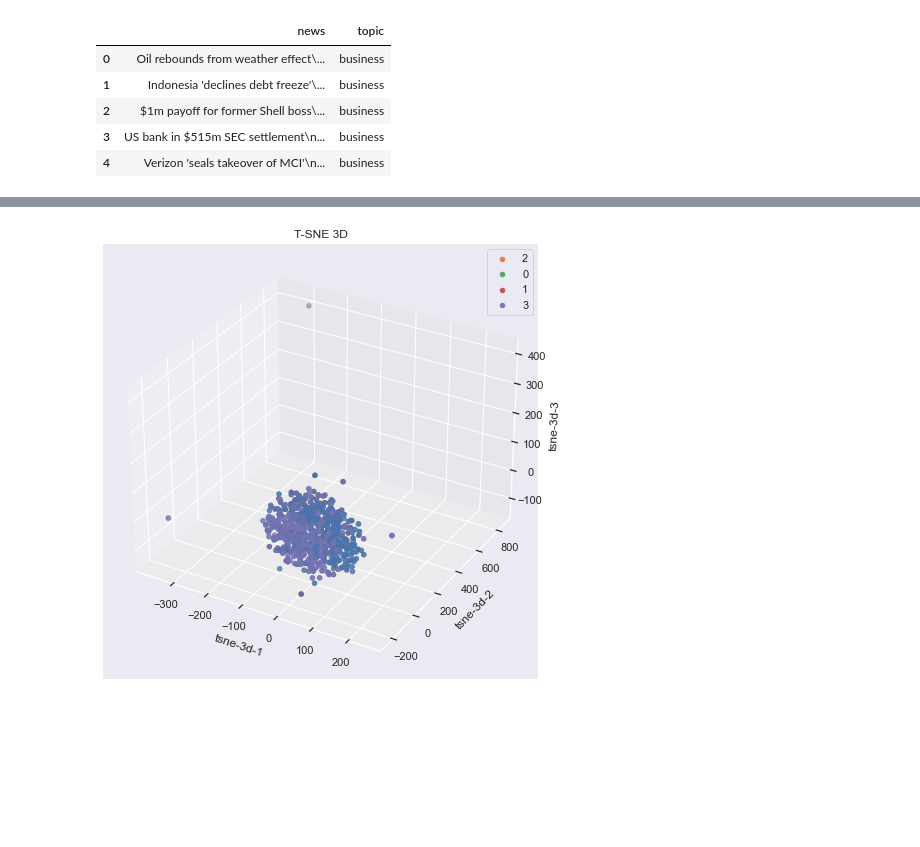
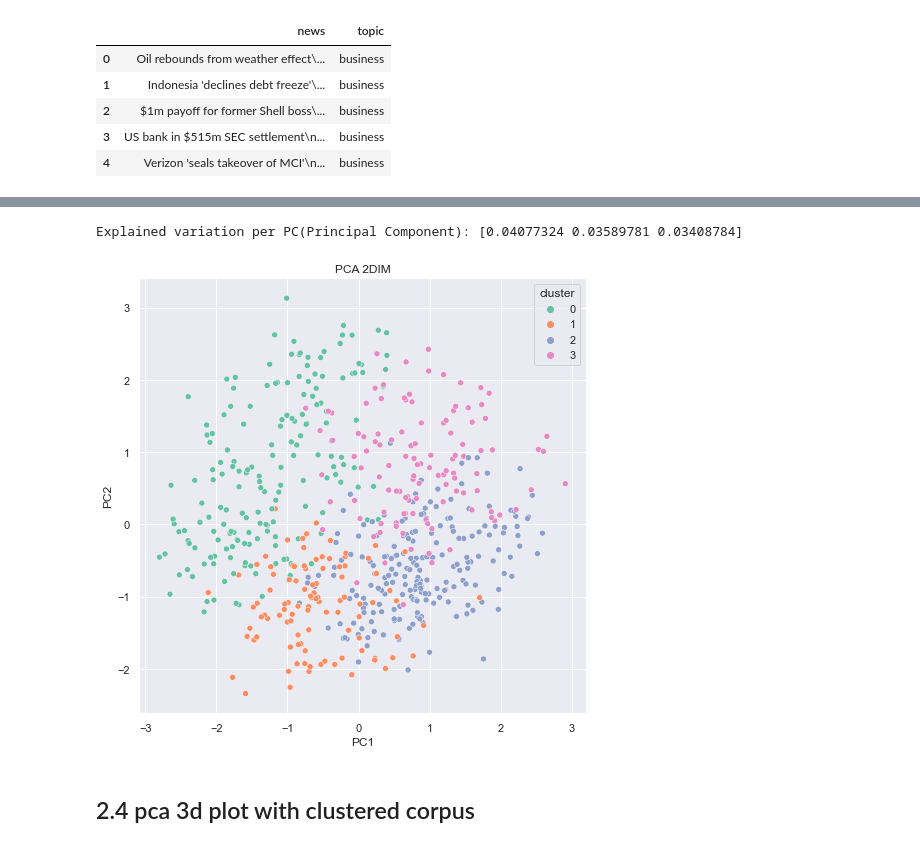
Before and after one commit to DSDanielPark/corpus-show, a Jupyter notebook: tutorials/corpusshow_tutorial.ipynb, the cells around one changed output, grey strips where cells are left out. Cells and saved outputs as stored; diff of their text form; code cells hidden in the pictures; blank space fills up the shorter version.

```diff
--- a/tutorials/corpusshow_tutorial.ipynb
+++ b/tutorials/corpusshow_tutorial.ipynb
@@ -276,5 +170,8 @@ df_returned = cc.quick_cluster_show('tsne2d', False, 'fig6.png')
 # %%
-df_returned = cc.quick_cluster_show('tsne3d', False, 'fig7.png')
+df_returned = cc.quick_cluster_show('pca2d', False,'fig7.png')
 # %% [output]
+Explained variation per PC(Principal Component): [0.04077324 0.03589781 0.03408784]
-[figure, old version]
+[figure, new version]
+# %% [markdown]
+## 2.4 pca 3d plot with clustered corpus
 # %%
```
Also changed, not shown: parts of 20 cells of this notebook.
